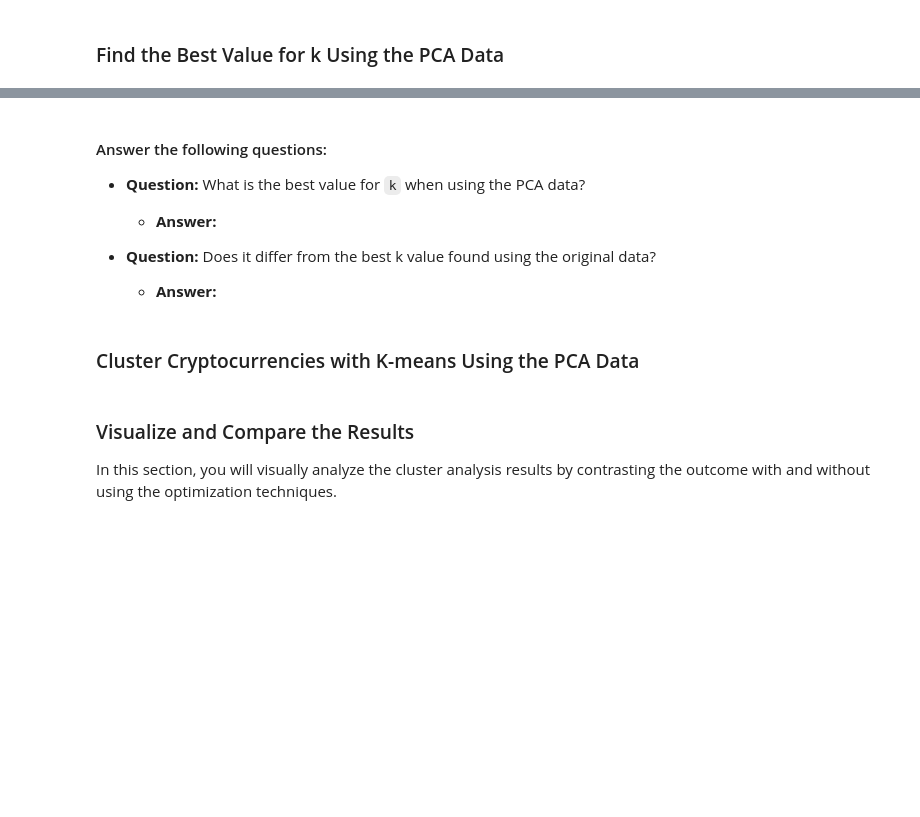
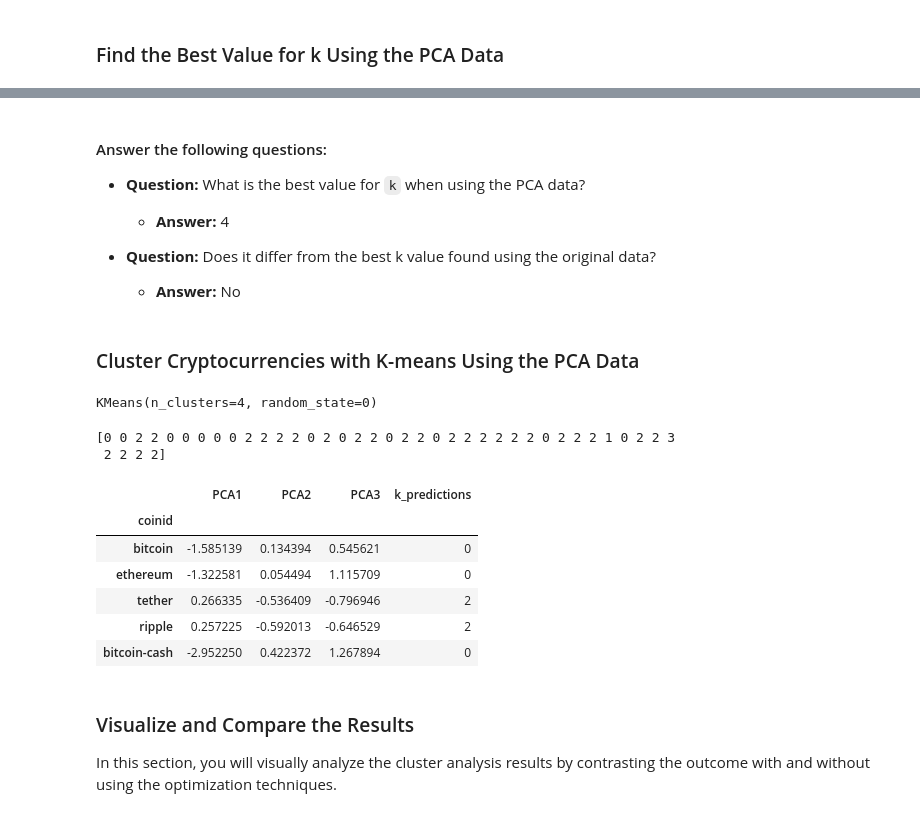
Before and after one commit to a676-code/CryptoClustering, a Jupyter notebook: Crypto_Clustering.ipynb, the cells around one changed output, grey strips where cells are left out. Saved outputs shown, nothing was run; the diff lists cells and outputs as text; code cells hidden in the pictures; blank space fills up the shorter version.

```diff
--- a/Crypto_Clustering.ipynb
+++ b/Crypto_Clustering.ipynb
@@ -213,11 +237,15 @@ df_market_copy.hvplot.scatter(
 # %%
 # Create an empty list to store the inertia values
-
+inertia = []
 
 # Create a for loop to compute the inertia with each possible value of k
 # Inside the loop:
 # 1. Create a KMeans model using the loop counter for the n_clusters
 # 2. Fit the model to the data using `df_market_data_pca`
 # 3. Append the model.inertia_ to the inertia list
+for i in k:
+    k_model = KMeans(n_clusters=i, random_state=1)
+    k_model.fit(market_pca_df)
+    inertia.append(k_model.inertia_)
 # %%
 # Create a dictionary with the data to plot the Elbow curve
@@ -231,30 +269,47 @@ df_market_copy.hvplot.scatter(
 
 * **Question:** What is the best value for `k` when using the PCA data?
 
-  * **Answer:**
+  * **Answer:** 4
 
 
 * **Question:** Does it differ from the best k value found using the original data?
 
-  * **Answer:**
+  * **Answer:** No
 # %% [markdown]
 ### Cluster Cryptocurrencies with K-means Using the PCA Data
 # %%
 # Initialize the K-Means model using the best value for k
+model = KMeans(n_clusters=4, random_state=0)
 # %%
 # Fit the K-Means model using the PCA data
+model.fit(market_pca_df)
+# %% [output]
+KMeans(n_clusters=4, random_state=0)
 # %%
 # Predict the clusters to group the cryptocurrencies using the PCA data
-
+k_4_predictions = model.predict(market_pca_df)
 # Print the resulting array of cluster values.
+print(k_4_predictions)
+# %% [output]
+[0 0 2 2 0 0 0 0 0 2 2 2 2 0 2 0 2 2 0 2 2 0 2 2 2 2 2 2 0 2 2 2 1 0 2 2 3
+ 2 2 2 2]
 # %%
 # Create a copy of the DataFrame with the PCA data
-
+market_pca_copy = market_pca_df.copy()
 
 # Add a new column to the DataFrame with the predicted clusters
-
+market_pca_copy['k_predictions'] = k_4_predictions
 
 # Display sample data
+market_pca_copy.head()
+# %% [output]
+|  | PCA1 | PCA2 | PCA3 | k_predictions |
+| coinid |  |  |  |  |
+| bitcoin | -1.585139 | 0.134394 | 0.545621 | 0 |
+| ethereum | -1.322581 | 0.054494 | 1.115709 | 0 |
+| tether | 0.266335 | -0.536409 | -0.796946 | 2 |
+| ripple | 0.257225 | -0.592013 | -0.646529 | 2 |
+| bitcoin-cash | -2.952250 | 0.422372 | 1.267894 | 0 |
 # %%
 # Create a scatter plot using hvPlot by setting
 # `x="PC1"` and `y="PC2"`.
```
Also changed, not shown: parts of 8 cells of this notebook.
